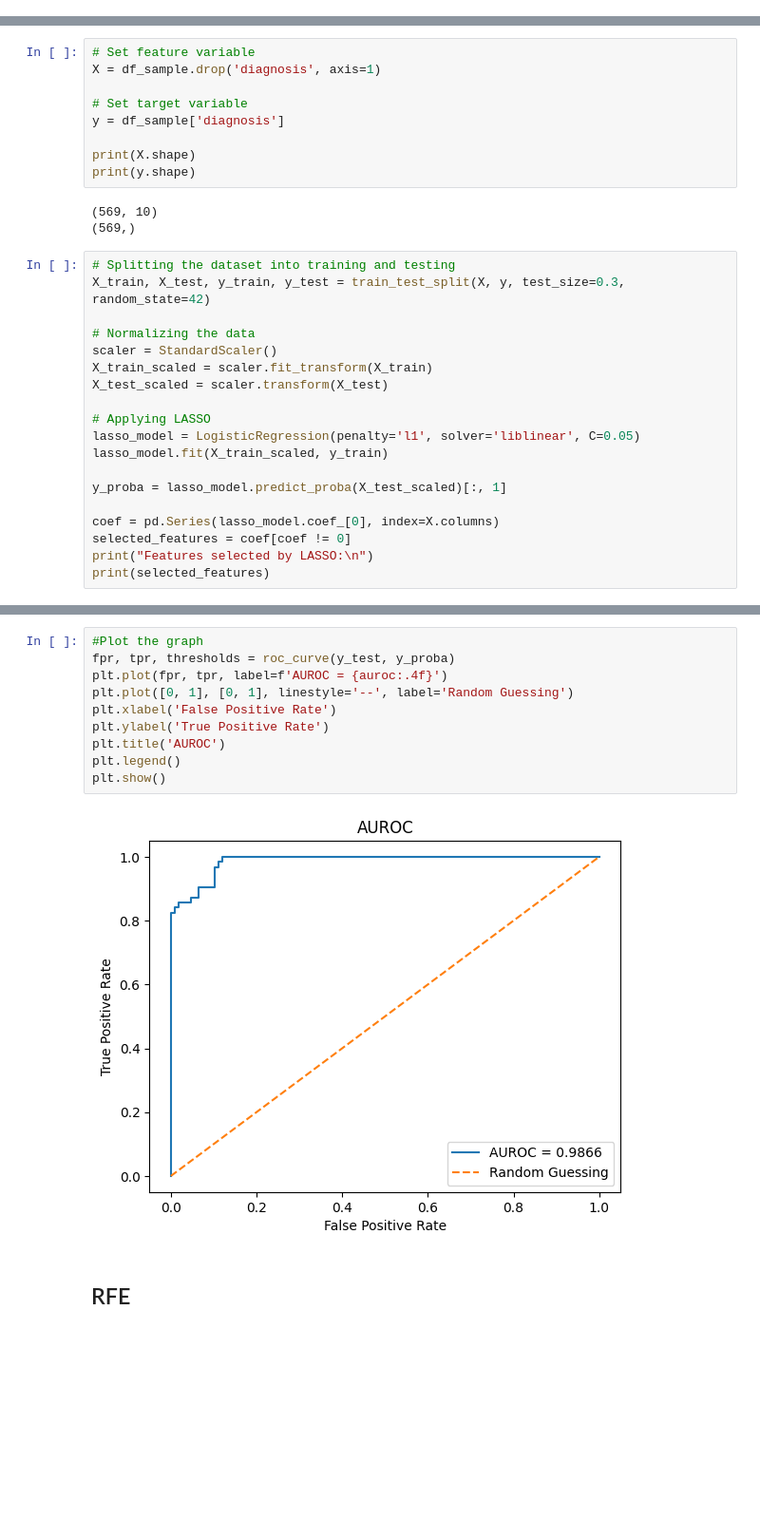
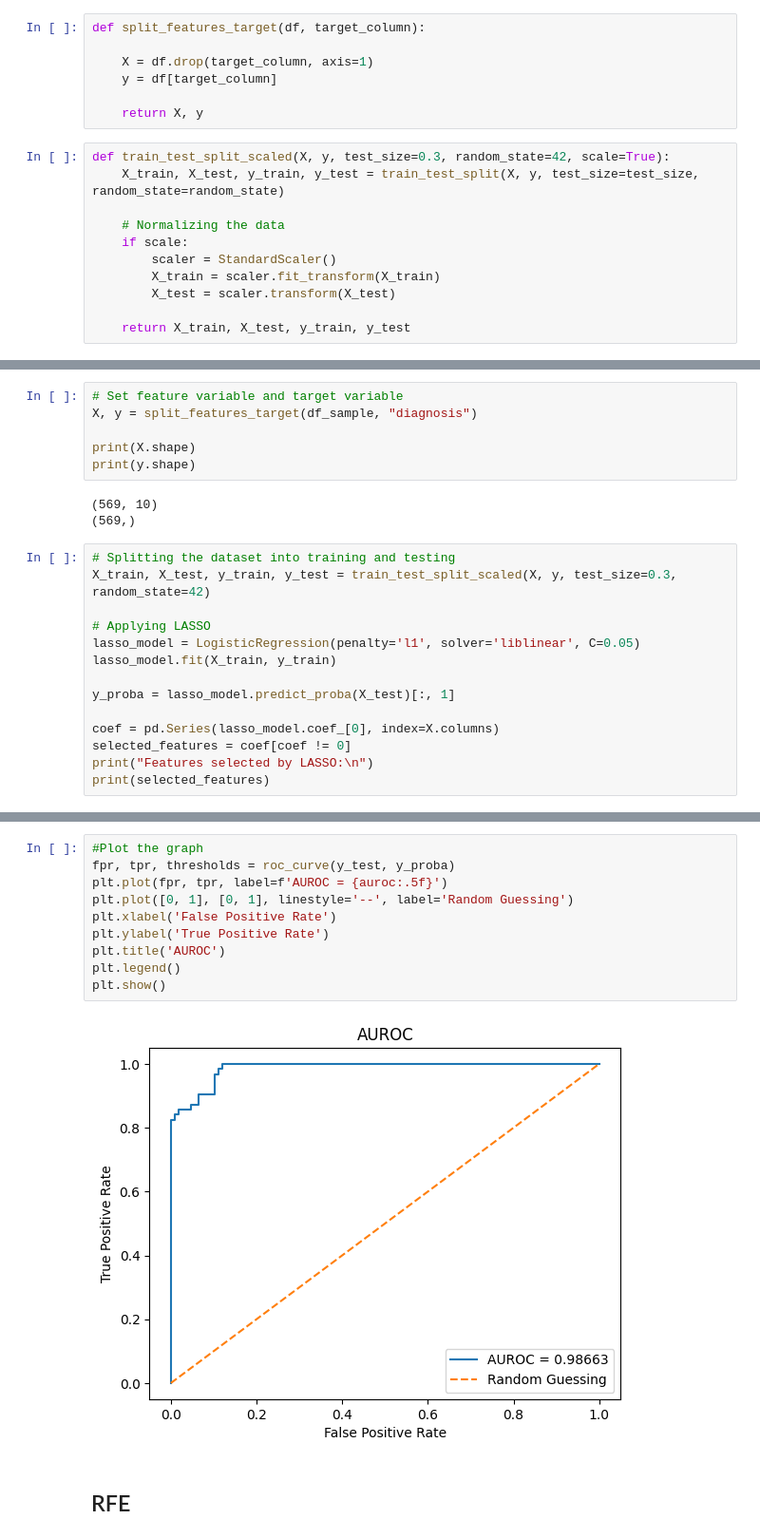
Before and after one commit to annafcosta/Quantum-Computer-Feature-Selection, a Jupyter notebook: src/figure_7.ipynb, the cells around one changed output, grey strips where cells are left out. Shown: that part at 95% size. Saved outputs shown, nothing was run; the diff lists cells and outputs as text; blank space fills up the shorter version.

```diff
--- a/src/figure_7.ipynb
+++ b/src/figure_7.ipynb
@@ -89,14 +92,29 @@ plt.tight_layout()
 plt.show()
 # %% [output]
 [figure]
+# %%
+def split_features_target(df, target_column):
+
+    X = df.drop(target_column, axis=1)
+    y = df[target_column]
+
+    return X, y
+# %%
+def train_test_split_scaled(X, y, test_size=0.3, random_state=42, scale=True):
+    X_train, X_test, y_train, y_test = train_test_split(X, y, test_size=test_size, random_state=random_state)
+
+    # Normalizing the data
+    if scale:
+        scaler = StandardScaler()
+        X_train = scaler.fit_transform(X_train)
+        X_test = scaler.transform(X_test)
+
+    return X_train, X_test, y_train, y_test
 # %% [markdown]
 ## Lasso
 # %%
-# Set feature variable
-X = df_sample.drop('diagnosis', axis=1)
-
-# Set target variable
-y = df_sample['diagnosis']
+# Set feature variable and target variable
+X, y = split_features_target(df_sample, "diagnosis")
 
 print(X.shape)
 print(y.shape)
@@ -105,18 +123,13 @@ print(y.shape)
 (569,)
 # %%
 # Splitting the dataset into training and testing
-X_train, X_test, y_train, y_test = train_test_split(X, y, test_size=0.3, random_state=42)
-
-# Normalizing the data
-scaler = StandardScaler()
-X_train_scaled = scaler.fit_transform(X_train)
-X_test_scaled = scaler.transform(X_test)
+X_train, X_test, y_train, y_test = train_test_split_scaled(X, y, test_size=0.3, random_state=42)
 
 # Applying LASSO
 lasso_model = LogisticRegression(penalty='l1', solver='liblinear', C=0.05)
-lasso_model.fit(X_train_scaled, y_train)
+lasso_model.fit(X_train, y_train)
 
-y_proba = lasso_model.predict_proba(X_test_scaled)[:, 1]
+y_proba = lasso_model.predict_proba(X_test)[:, 1]
 
 coef = pd.Series(lasso_model.coef_[0], index=X.columns)
 selected_features = coef[coef != 0]
@@ -146,14 +159,14 @@ AUROC do modelo: 0.9866255144032922
 # %%
 #Plot the graph
 fpr, tpr, thresholds = roc_curve(y_test, y_proba)
-plt.plot(fpr, tpr, label=f'AUROC = {auroc:.4f}')
+plt.plot(fpr, tpr, label=f'AUROC = {auroc:.5f}')
 plt.plot([0, 1], [0, 1], linestyle='--', label='Random Guessing')
 plt.xlabel('False Positive Rate')
 plt.ylabel('True Positive Rate')
 plt.title('AUROC')
 plt.legend()
 plt.show()
 # %% [output]
-[figure, old version]
+[figure, new version]
 # %% [markdown]
 ## RFE
```
Also changed, not shown: parts of 16 cells of this notebook.
